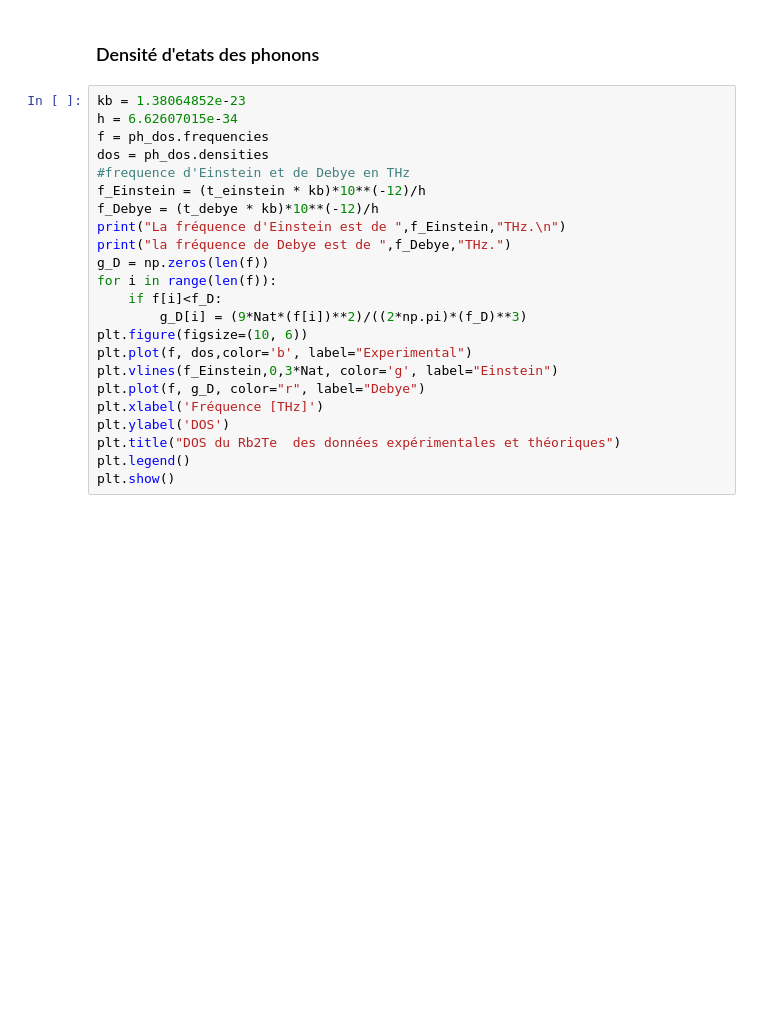
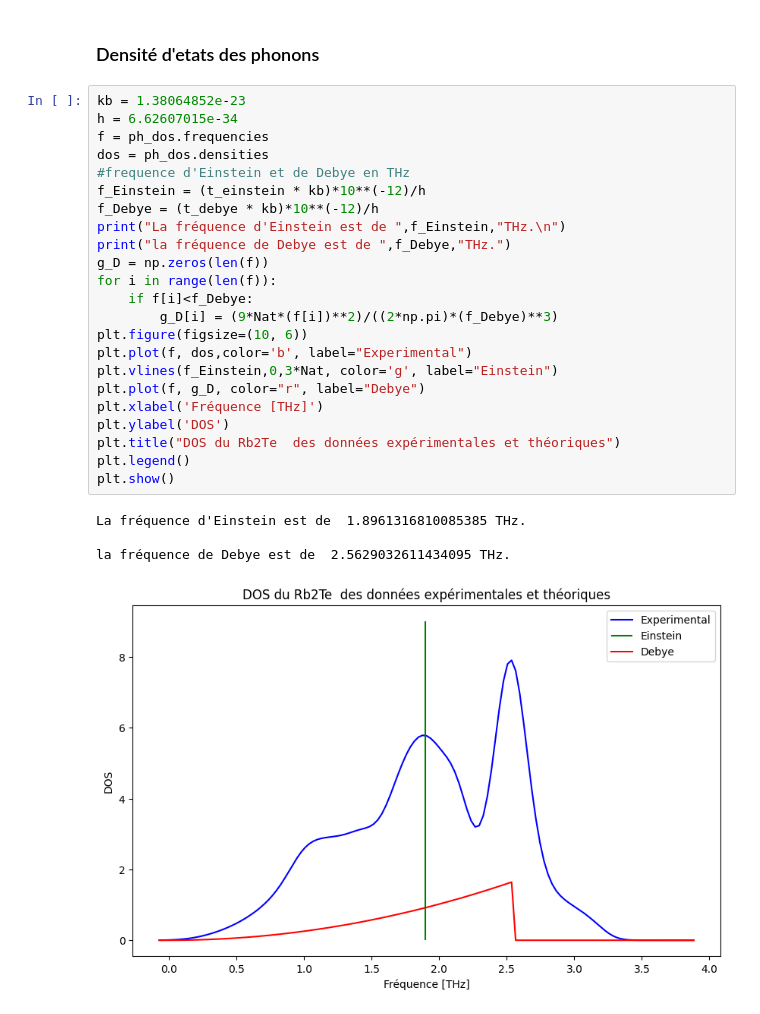
Before and after one commit to Ureinbold/lmapr1492, a Jupyter notebook: ph_dos.ipynb, the cells around one changed output. Drawn from its saved outputs; the diff is of its cells as text; blank space fills up the shorter version.

```diff
--- a/ph_dos.ipynb
+++ b/ph_dos.ipynb
@@ -86,23 +91,28 @@ plt.show()
 # %%
 kb = 1.38064852e-23
 h = 6.62607015e-34
 f = ph_dos.frequencies
 dos = ph_dos.densities
 #frequence d'Einstein et de Debye en THz
 f_Einstein = (t_einstein * kb)*10**(-12)/h
 f_Debye = (t_debye * kb)*10**(-12)/h
 print("La fréquence d'Einstein est de ",f_Einstein,"THz.\n")
 print("la fréquence de Debye est de ",f_Debye,"THz.")
 g_D = np.zeros(len(f))
 for i in range(len(f)):
-    if f[i]<f_D:
-        g_D[i] = (9*Nat*(f[i])**2)/((2*np.pi)*(f_D)**3)
+    if f[i]<f_Debye:
+        g_D[i] = (9*Nat*(f[i])**2)/((2*np.pi)*(f_Debye)**3)
 plt.figure(figsize=(10, 6))
 plt.plot(f, dos,color='b', label="Experimental")
 plt.vlines(f_Einstein,0,3*Nat, color='g', label="Einstein")
 plt.plot(f, g_D, color="r", label="Debye")
 plt.xlabel('Fréquence [THz]')
 plt.ylabel('DOS')
 plt.title("DOS du Rb2Te  des données expérimentales et théoriques")
 plt.legend()
 plt.show()
+# %% [output]
+La fréquence d'Einstein est de  1.8961316810085385 THz.
+
+la fréquence de Debye est de  2.5629032611434095 THz.
+[figure, added]
```
Also changed, not shown: parts of 2 cells of this notebook.
